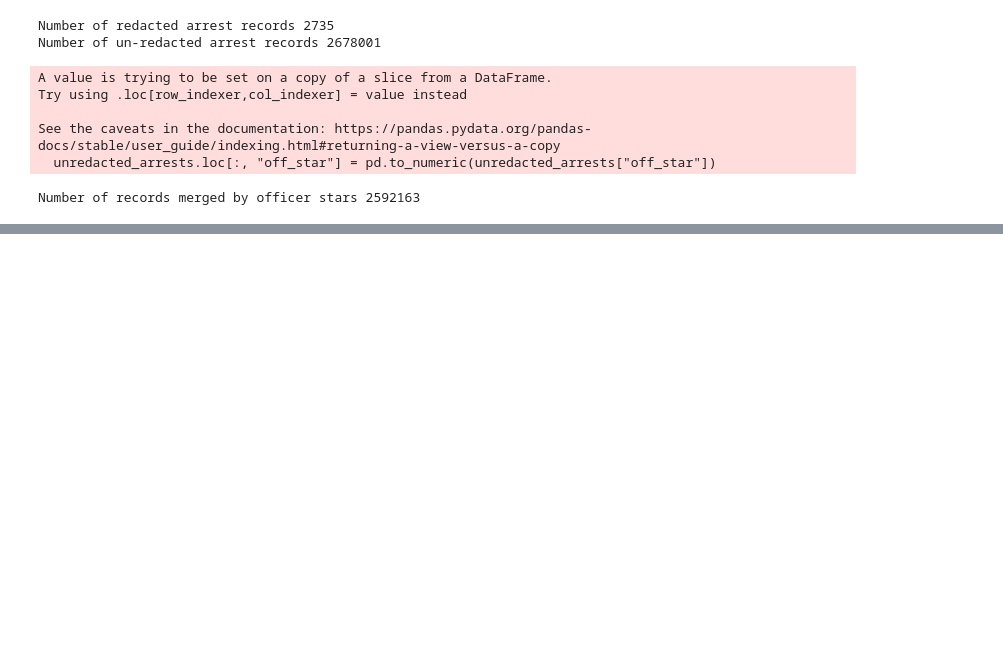
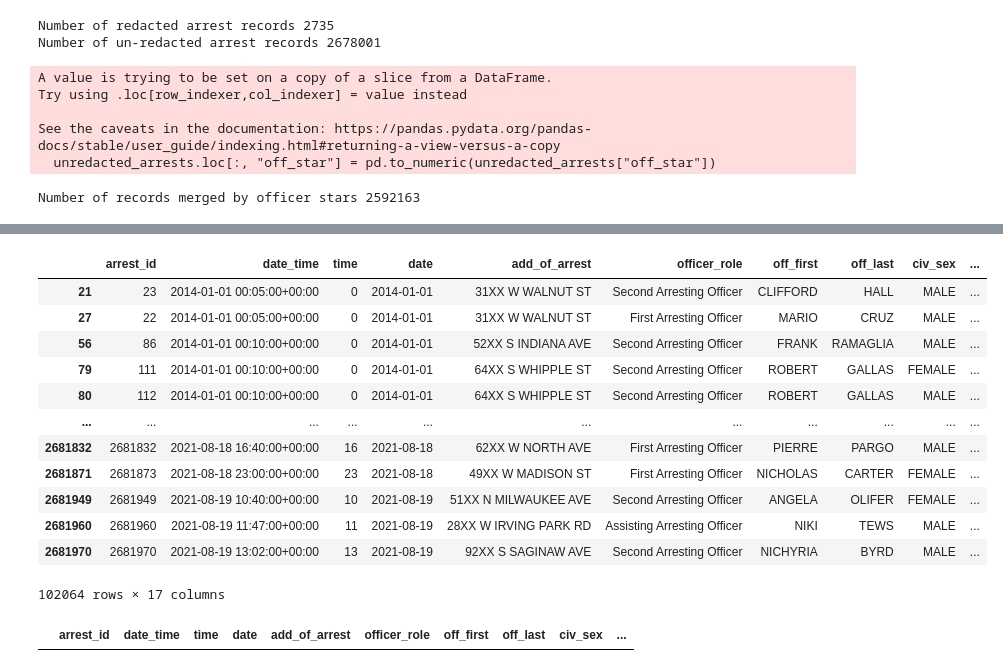
Before and after one commit to kroy/cpd-parse, a Jupyter notebook: notebooks/arrests_merge_filter_1.ipynb, the cells around one changed output, grey strips where cells are left out. Saved outputs shown, nothing was run; the diff lists cells and outputs as text; code cells hidden in the pictures; blank space fills up the shorter version.

Commit message:
wip: dedupe arrests merge

```diff
--- a/notebooks/arrests_merge_filter_1.ipynb
+++ b/notebooks/arrests_merge_filter_1.ipynb
@@ -53,7 +53,7 @@ See the caveats in the documentation: https://pandas.pydata.org/pandas-docs/stab
   unredacted_arrests.loc[:, "off_star"] = pd.to_numeric(unredacted_arrests["off_star"])
 # %%
 """ @TODO just write the correct dtype to the roster file """
-officer_roster = pd.read_csv("../files/profiles/officers_index_step_4.csv", dtype={"off_star_0": np.float64})
+officer_roster = pd.read_csv("../files/profiles/officer_roster.csv", dtype={"off_star_0": np.float64})
 
 left_on = ["off_first", "off_last", "off_star"]
 right_on = ["off_first_name", "off_last_name"]
@@ -65,6 +65,7 @@ out_cols = list(unredacted_arrests.columns.tolist()) + ["merged_by_star", "off_u
 for i in range(6):
   off_star_field = right_star_field_stub + str(i)
   star_merge = pd.merge(unredacted_arrests, officer_roster, left_on=left_on, right_on=right_on + [off_star_field], how="left")
+  # drop unmatched records. But we need to merge them back in eventually
   star_merge.dropna(subset="off_uniq_id", inplace=True)
   star_merge.to_csv(out_file_path + "/star_{}_merge.csv".format(i))
   star_merge.loc[:, "merged_by_star"] = i
@@ -74,7 +75,7 @@ full_star_merge = pd.concat(star_merges, ignore_index=True)
 full_star_merge.sort_values(by="arrest_id", inplace=True, ignore_index=True)
 print("Number of records merged by officer stars", full_star_merge.shape[0])
 
-full_star_merge.to_csv(out_file_path + "/all_star_merges.csv")
+full_star_merge.to_csv(out_file_path + "/matched_by_off_star.csv")
 # %% [output]
 Number of records merged by officer stars 2592163
 # %%
@@ -93,0 +141,25 @@ single_matches.to_csv(out_file_path + "/matched_to_single_officer.csv", index=Fa
+# %%
+matched_arrest_ids = full_star_merge["arrest_id"].to_numpy()
+rmask = ~grouped_arrests.isin({"arrest_id": matched_arrest_ids}).any(1)
+missing_arrests = grouped_arrests[rmask]
+missing_arrests
+# %% [output]
+|  | arrest_id | date_time | time | date | add_of_arrest | officer_role | off_first | off_last | civ_sex | ... |
+| 21 | 23 | 2014-01-01 00:05:00+00:00 | 0 | 2014-01-01 | 31XX W WALNUT ST | Second Arresting Officer | CLIFFORD | HALL | MALE | ... |
+| 27 | 22 | 2014-01-01 00:05:00+00:00 | 0 | 2014-01-01 | 31XX W WALNUT ST | First Arresting Officer | MARIO | CRUZ | MALE | ... |
+| 56 | 86 | 2014-01-01 00:10:00+00:00 | 0 | 2014-01-01 | 52XX S INDIANA AVE | Second Arresting Officer | FRANK | RAMAGLIA | MALE | ... |
+| 79 | 111 | 2014-01-01 00:10:00+00:00 | 0 | 2014-01-01 | 64XX S WHIPPLE ST | Second Arresting Officer | ROBERT | GALLAS | FEMALE | ... |
+| 80 | 112 | 2014-01-01 00:10:00+00:00 | 0 | 2014-01-01 | 64XX S WHIPPLE ST | Second Arresting Officer | ROBERT | GALLAS | MALE | ... |
+| ... | ... | ... | ... | ... | ... | ... | ... | ... | ... | ... |
+| 2681832 | 2681832 | 2021-08-18 16:40:00+00:00 | 16 | 2021-08-18 | 62XX W NORTH AVE | First Arresting Officer | PIERRE | PARGO | MALE | ... |
+| 2681871 | 2681873 | 2021-08-18 23:00:00+00:00 | 23 | 2021-08-18 | 49XX W MADISON ST | First Arresting Officer | NICHOLAS | CARTER | FEMALE | ... |
+| 2681949 | 2681949 | 2021-08-19 10:40:00+00:00 | 10 | 2021-08-19 | 51XX N MILWAUKEE AVE | Second Arresting Officer | ANGELA | OLIFER | FEMALE | ... |
+| 2681960 | 2681960 | 2021-08-19 11:47:00+00:00 | 11 | 2021-08-19 | 28XX W IRVING PARK RD | Assisting Arresting Officer | NIKI | TEWS | MALE | ... |
+| 2681970 | 2681970 | 2021-08-19 13:02:00+00:00 | 13 | 2021-08-19 | 92XX S SAGINAW AVE | Second Arresting Officer | NICHYRIA | BYRD | MALE | ... |
+102064 rows × 17 columns
+# %%
+confirmed_arrest_ids = confirmed_matches.loc[:, "arrest_id"].to_numpy()
+rmask = ~duplicates_remaining.isin({"arrest_id": confirmed_arrest_ids}).any(1)
+duplicates_remaining[rmask]
+# %% [output]
+|  | arrest_id | date_time | time | date | add_of_arrest | officer_role | off_first | off_last | civ_sex | ... |
```
Also changed, not shown: parts of 3 cells of this notebook, 3 other files.
